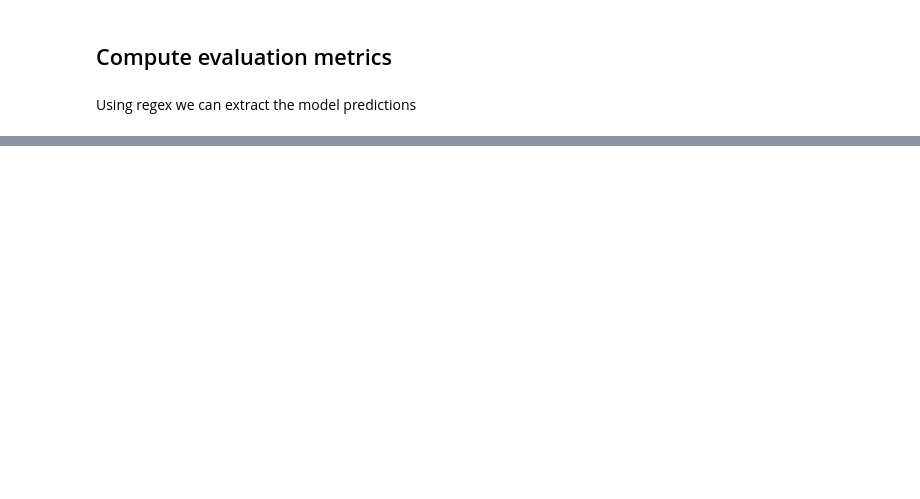
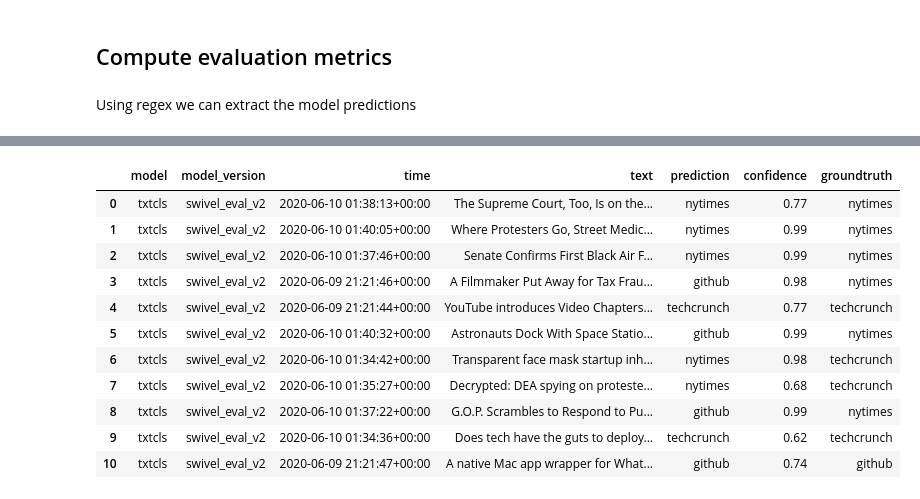
Before and after one commit to GoogleCloudPlatform/ml-design-patterns, a Jupyter notebook: 05_resilience/continuous_eval.ipynb, the cells around one changed output, grey strips where cells are left out. Cells and saved outputs as stored; diff of their text form; code cells hidden in the pictures; blank space fills up the shorter version.

```diff
--- a/05_resilience/continuous_eval.ipynb
+++ b/05_resilience/continuous_eval.ipynb
@@ -485,0 +481,15 @@ FROM
+# %%
+df_results.head(20)
+# %% [output]
+|  | model | model_version | time | text | prediction | confidence | groundtruth |
+| 0 | txtcls | swivel_eval_v2 | 2020-06-10 01:38:13+00:00 | The Supreme Court, Too, Is on the... | nytimes | 0.77 | nytimes |
+| 1 | txtcls | swivel_eval_v2 | 2020-06-10 01:40:05+00:00 | Where Protesters Go, Street Medic... | nytimes | 0.99 | nytimes |
+| 2 | txtcls | swivel_eval_v2 | 2020-06-10 01:37:46+00:00 | Senate Confirms First Black Air F... | nytimes | 0.99 | nytimes |
+| 3 | txtcls | swivel_eval_v2 | 2020-06-09 21:21:46+00:00 | A Filmmaker Put Away for Tax Frau... | github | 0.98 | nytimes |
+| 4 | txtcls | swivel_eval_v2 | 2020-06-09 21:21:44+00:00 | YouTube introduces Video Chapters... | techcrunch | 0.77 | techcrunch |
+| 5 | txtcls | swivel_eval_v2 | 2020-06-10 01:40:32+00:00 | Astronauts Dock With Space Statio... | github | 0.99 | nytimes |
+| 6 | txtcls | swivel_eval_v2 | 2020-06-10 01:34:42+00:00 | Transparent face mask startup inh... | nytimes | 0.98 | techcrunch |
+| 7 | txtcls | swivel_eval_v2 | 2020-06-10 01:35:27+00:00 | Decrypted: DEA spying on proteste... | nytimes | 0.68 | techcrunch |
+| 8 | txtcls | swivel_eval_v2 | 2020-06-10 01:37:22+00:00 | G.O.P. Scrambles to Respond to Pu... | github | 0.99 | nytimes |
+| 9 | txtcls | swivel_eval_v2 | 2020-06-10 01:34:36+00:00 | Does tech have the guts to deploy... | techcrunch | 0.62 | techcrunch |
+| 10 | txtcls | swivel_eval_v2 | 2020-06-09 21:21:47+00:00 | A native Mac app wrapper for What... | github | 0.74 | github |
```
Also changed, not shown: parts of 40 cells of this notebook.
